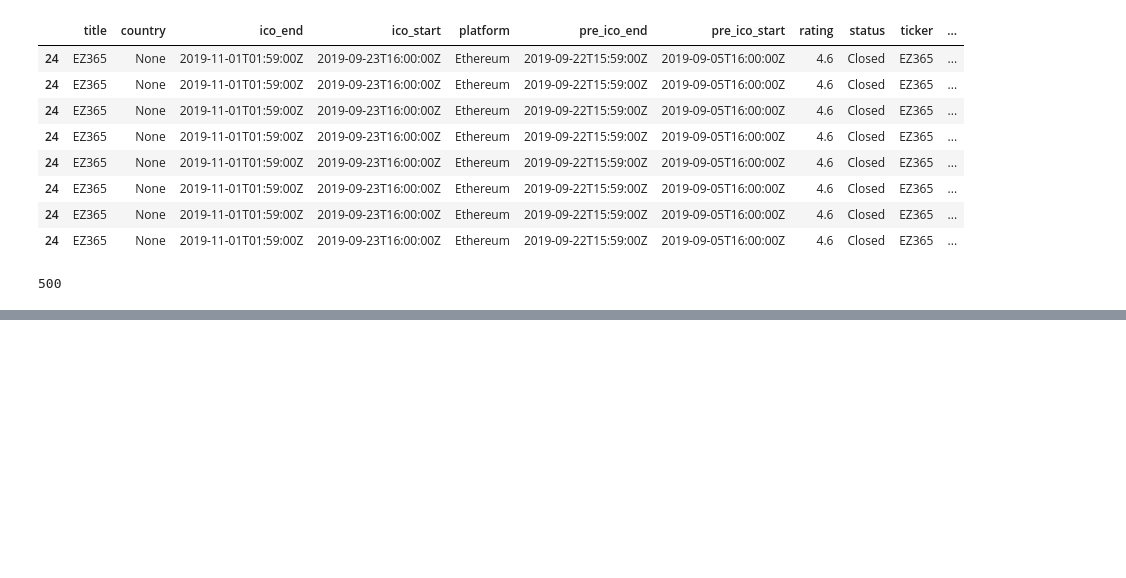
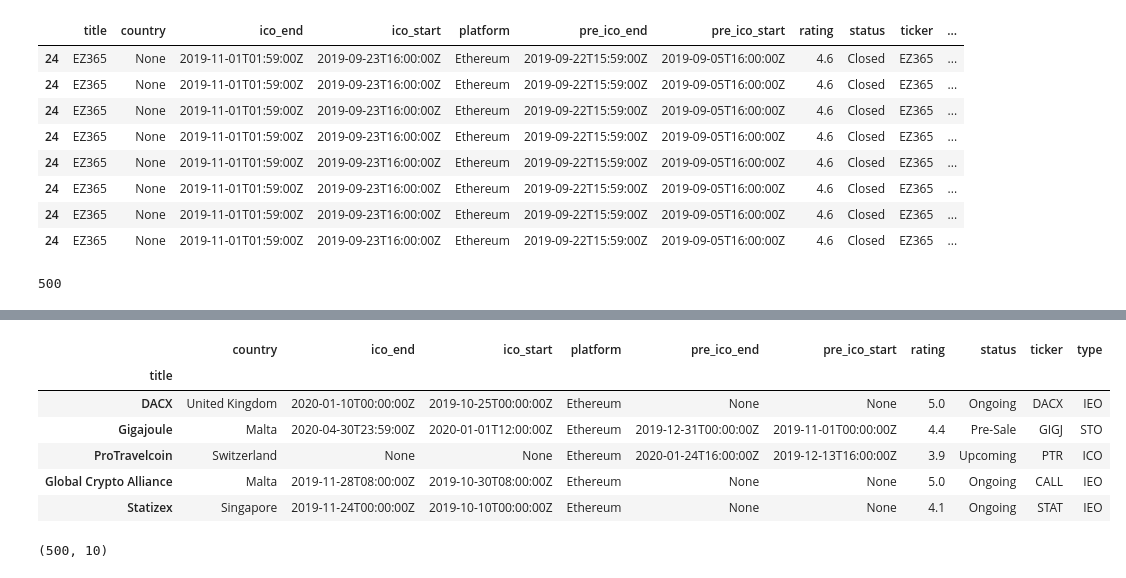
Before and after one commit to eccadena/ICO_Viability_Index, a Jupyter notebook: notebooks/libs/Eric/ready/trackIPO_final.ipynb, the cells around one changed output, grey strips where cells are left out. Drawn from its saved outputs; the diff is of its cells as text; code cells hidden in the pictures; blank space fills up the shorter version.

Commit message:
fcommitting cleaned trackIPO for now file. Need to clean datetime and fix columns to match target cryptos

```diff
--- a/notebooks/libs/Eric/ready/trackIPO_final.ipynb
+++ b/notebooks/libs/Eric/ready/trackIPO_final.ipynb
@@ -256,0 +225,14 @@ SyntaxError: invalid syntax (<ipython-input-42-ff8d91823a02>, line 2)
+# %%
+track_ICO_API_original.head()
+# %% [output]
+|  | country | ico_end | ico_start | platform | pre_ico_end | pre_ico_start | rating | status | ticker | type |
+| title |  |  |  |  |  |  |  |  |  |  |
+| DACX | United Kingdom | 2020-01-10T00:00:00Z | 2019-10-25T00:00:00Z | Ethereum | None | None | 5.0 | Ongoing | DACX | IEO |
+| Gigajoule | Malta | 2020-04-30T23:59:00Z | 2020-01-01T12:00:00Z | Ethereum | 2019-12-31T00:00:00Z | 2019-11-01T00:00:00Z | 4.4 | Pre-Sale | GIGJ | STO |
+| ProTravelcoin | Switzerland | None | None | Ethereum | 2020-01-24T16:00:00Z | 2019-12-13T16:00:00Z | 3.9 | Upcoming | PTR | ICO |
+| Global Crypto Alliance | Malta | 2019-11-28T08:00:00Z | 2019-10-30T08:00:00Z | Ethereum | None | None | 5.0 | Ongoing | CALL | IEO |
+| Statizex | Singapore | 2019-11-24T00:00:00Z | 2019-10-10T00:00:00Z | Ethereum | None | None | 4.1 | Ongoing | STAT | IEO |
+# %%
+track_ICO_API_original.drop_duplicates().shape
+# %% [output]
+(500, 10)
```
Also changed, not shown: parts of 17 cells of this notebook, 1 other file.
